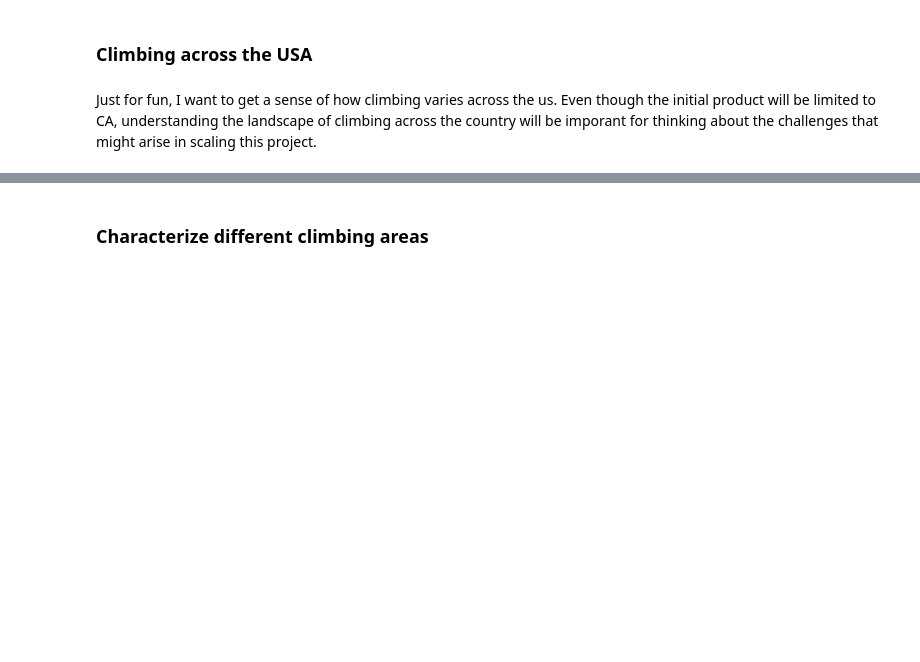
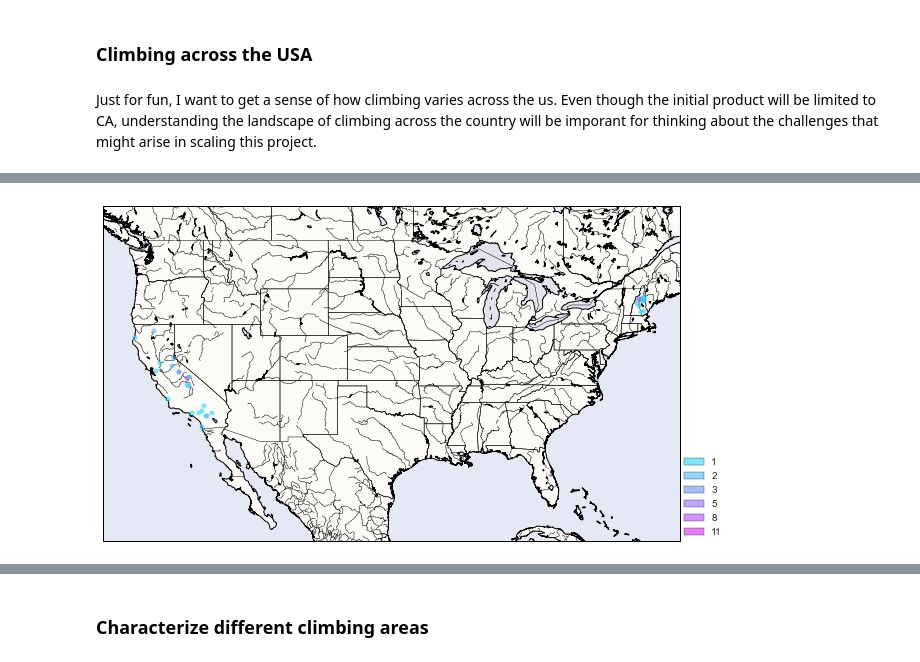
Before and after one commit to askerry/cragcrunch, a Jupyter notebook: Notebook 4. Data Exploration.ipynb, the cells around one changed output, grey strips where cells are left out. Cells and saved outputs as stored; diff of their text form; code cells hidden in the pictures; blank space fills up the shorter version.

```diff
--- a/Notebook 4. Data Exploration.ipynb
+++ b/Notebook 4. Data Exploration.ipynb
@@ -173 +211,11 @@ mapdf=viz.getareafeature(mainareadf, areadf, climbdf, featurename, featurefunc=u
+# %%
+#map of where climbs of different popularity/pageviews are
+%autoreload
+featurename='pageviews'
+mapdf=viz.measurearea(adf, cdf, featurename, agg='mean')
+mapdf[featurename]=viz.categorizecontinuous(mapdf[featurename].values, bins=10)
+coords, coordlabels, colordict = viz.prepmapvars(mapdf, featurename=featurename)
+dmap=viz.mapfeature(coords, coordlabels, colordict, center=(36.73,-97.45),size='country')
+# %% [output]
+[figure, added]
 # %%
```
Also changed, not shown: parts of 12 cells of this notebook, 43 other files.
